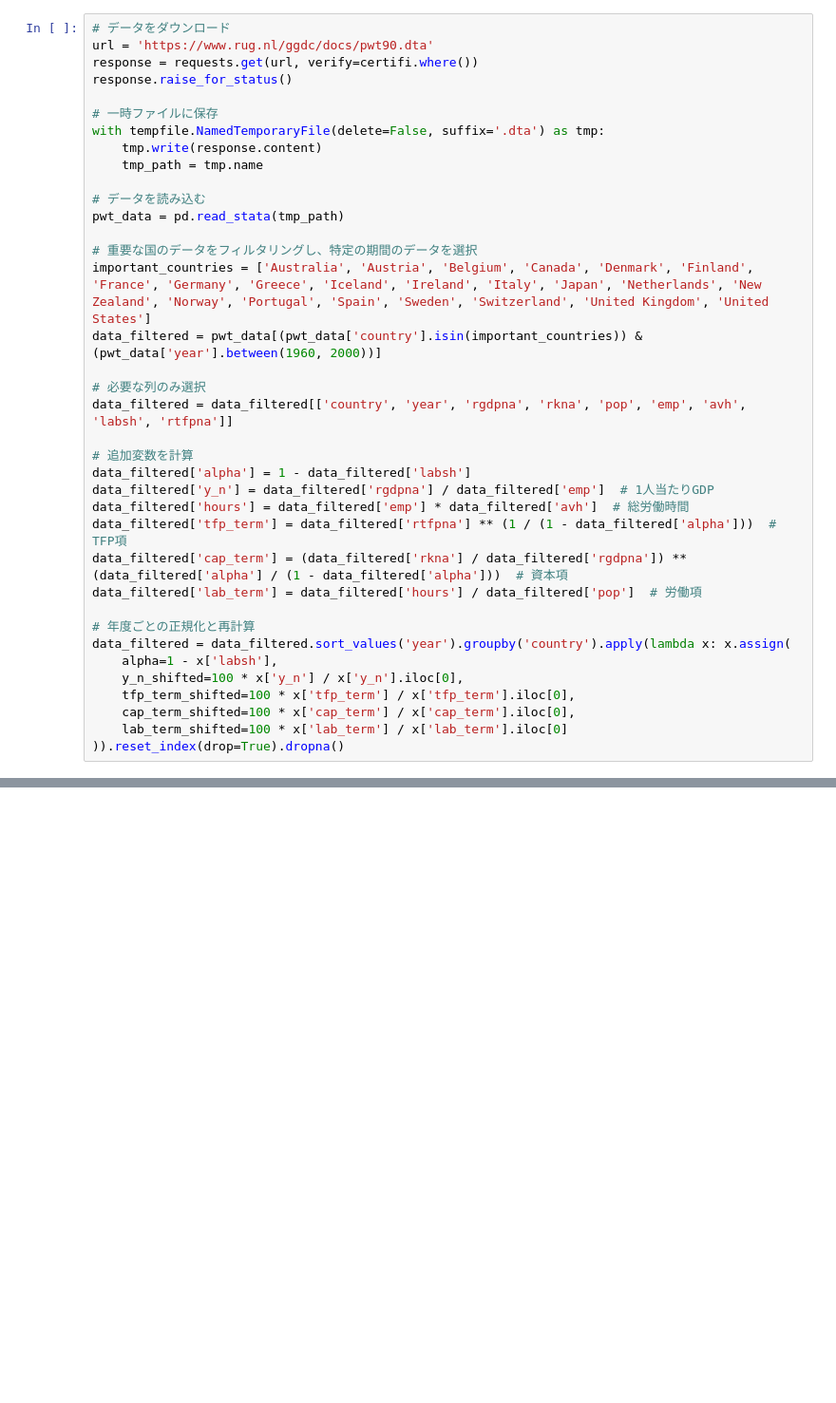
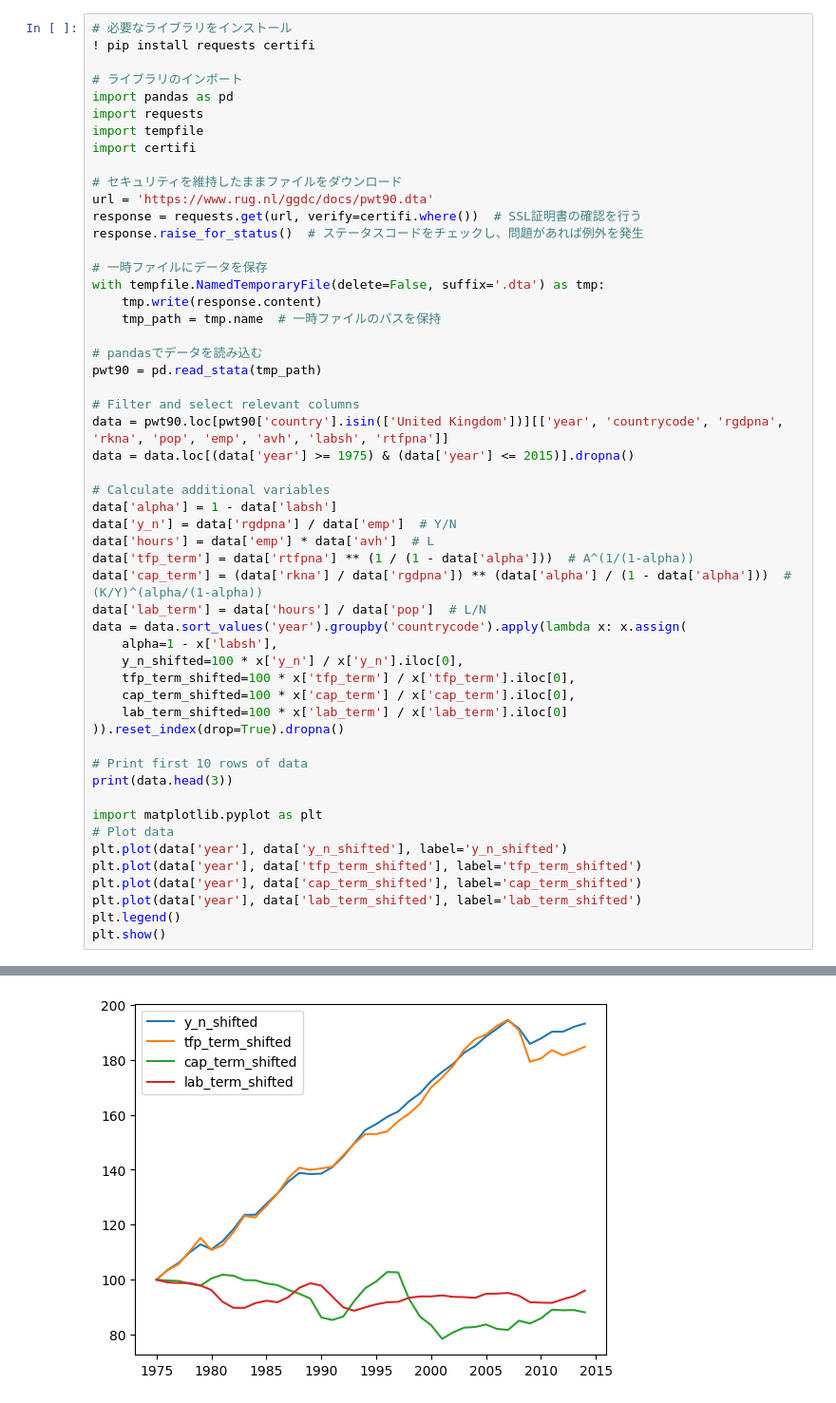
Before and after one commit to keiokrdyuzo/keio-quant-macro, a Jupyter notebook: report/report2_economicgrowth.ipynb, the cells around one changed output, grey strips where cells are left out. Shown at 95% size. Drawn from its saved outputs; the diff is of its cells as text; blank space fills up the shorter version.

```diff
--- a/report/report2_economicgrowth.ipynb
+++ b/report/report2_economicgrowth.ipynb
@@ -24,38 +1,54 @@ pwt_data = pd.read_stata(tmp_path)
 # %%
-# データをダウンロード
+# 必要なライブラリをインストール
+! pip install requests certifi
+
+# ライブラリのインポート
+import pandas as pd
+import requests
+import tempfile
+import certifi
+
+# セキュリティを維持したままファイルをダウンロード
 url = 'https://www.rug.nl/ggdc/docs/pwt90.dta'
-response = requests.get(url, verify=certifi.where())
-response.raise_for_status()
+response = requests.get(url, verify=certifi.where())  # SSL証明書の確認を行う
+response.raise_for_status()  # ステータスコードをチェックし、問題があれば例外を発生
 
-# 一時ファイルに保存
+# 一時ファイルにデータを保存
 with tempfile.NamedTemporaryFile(delete=False, suffix='.dta') as tmp:
     tmp.write(response.content)
-    tmp_path = tmp.name
+    tmp_path = tmp.name  # 一時ファイルのパスを保持
 
-# データを読み込む
-pwt_data = pd.read_stata(tmp_path)
+# pandasでデータを読み込む
+pwt90 = pd.read_stata(tmp_path)
 
-# 重要な国のデータをフィルタリングし、特定の期間のデータを選択
-important_countries = ['Australia', 'Austria', 'Belgium', 'Canada', 'Denmark', 'Finland', 'France', 'Germany', 'Greece', 'Iceland', 'Ireland', 'Italy', 'Japan', 'Netherlands', 'New Zealand', 'Norway', 'Portugal', 'Spain', 'Sweden', 'Switzerland', 'United Kingdom', 'United States']
-data_filtered = pwt_data[(pwt_data['country'].isin(important_countries)) & (pwt_data['year'].between(1960, 2000))]
+# Filter and select relevant columns
+data = pwt90.loc[pwt90['country'].isin(['United Kingdom'])][['year', 'countrycode', 'rgdpna', 'rkna', 'pop', 'emp', 'avh', 'labsh', 'rtfpna']]
+data = data.loc[(data['year'] >= 1975) & (data['year'] <= 2015)].dropna()
 
-# 必要な列のみ選択
-data_filtered = data_filtered[['country', 'year', 'rgdpna', 'rkna', 'pop', 'emp', 'avh', 'labsh', 'rtfpna']]
-
-# 追加変数を計算
-data_filtered['alpha'] = 1 - data_filtered['labsh']
-data_filtered['y_n'] = data_filtered['rgdpna'] / data_filtered['emp']  # 1人当たりGDP
-data_filtered['hours'] = data_filtered['emp'] * data_filtered['avh']  # 総労働時間
-data_filtered['tfp_term'] = data_filtered['rtfpna'] ** (1 / (1 - data_filtered['alpha']))  # TFP項
-data_filtered['cap_term'] = (data_filtered['rkna'] / data_filtered['rgdpna']) ** (data_filtered['alpha'] / (1 - data_filtered['alpha']))  # 資本項
-data_filtered['lab_term'] = data_filtered['hours'] / data_filtered['pop']  # 労働項
-
-# 年度ごとの正規化と再計算
-data_filtered = data_filtered.sort_values('year').groupby('country').apply(lambda x: x.assign(
+# Calculate additional variables
+data['alpha'] = 1 - data['labsh']
+data['y_n'] = data['rgdpna'] / data['emp']  # Y/N
+data['hours'] = data['emp'] * data['avh']  # L
+data['tfp_term'] = data['rtfpna'] ** (1 / (1 - data['alpha']))  # A^(1/(1-alpha))
+data['cap_term'] = (data['rkna'] / data['rgdpna']) ** (data['alpha'] / (1 - data['alpha']))  # (K/Y)^(alpha/(1-alpha))
+data['lab_term'] = data['hours'] / data['pop']  # L/N
+data = data.sort_values('year').groupby('countrycode').apply(lambda x: x.assign(
     alpha=1 - x['labsh'],
     y_n_shifted=100 * x['y_n'] / x['y_n'].iloc[0],
     tfp_term_shifted=100 * x['tfp_term'] / x['tfp_term'].iloc[0],
     cap_term_shifted=100 * x['cap_term'] / x['cap_term'].iloc[0],
     lab_term_shifted=100 * x['lab_term'] / x['lab_term'].iloc[0]
 )).reset_index(drop=True).dropna()
+
+# Print first 10 rows of data
+print(data.head(3))
+
+import matplotlib.pyplot as plt
+# Plot data
+plt.plot(data['year'], data['y_n_shifted'], label='y_n_shifted')
+plt.plot(data['year'], data['tfp_term_shifted'], label='tfp_term_shifted')
+plt.plot(data['year'], data['cap_term_shifted'], label='cap_term_shifted')
+plt.plot(data['year'], data['lab_term_shifted'], label='lab_term_shifted')
+plt.legend()
+plt.show()
 # %% [output]
@@ -74,0 +72 @@ data_filtered = data_filtered.sort_values('year').groupby('country').apply(lambd
+[figure, added]
```
Also changed, not shown: parts of 4 cells of this notebook, 1 other file.
